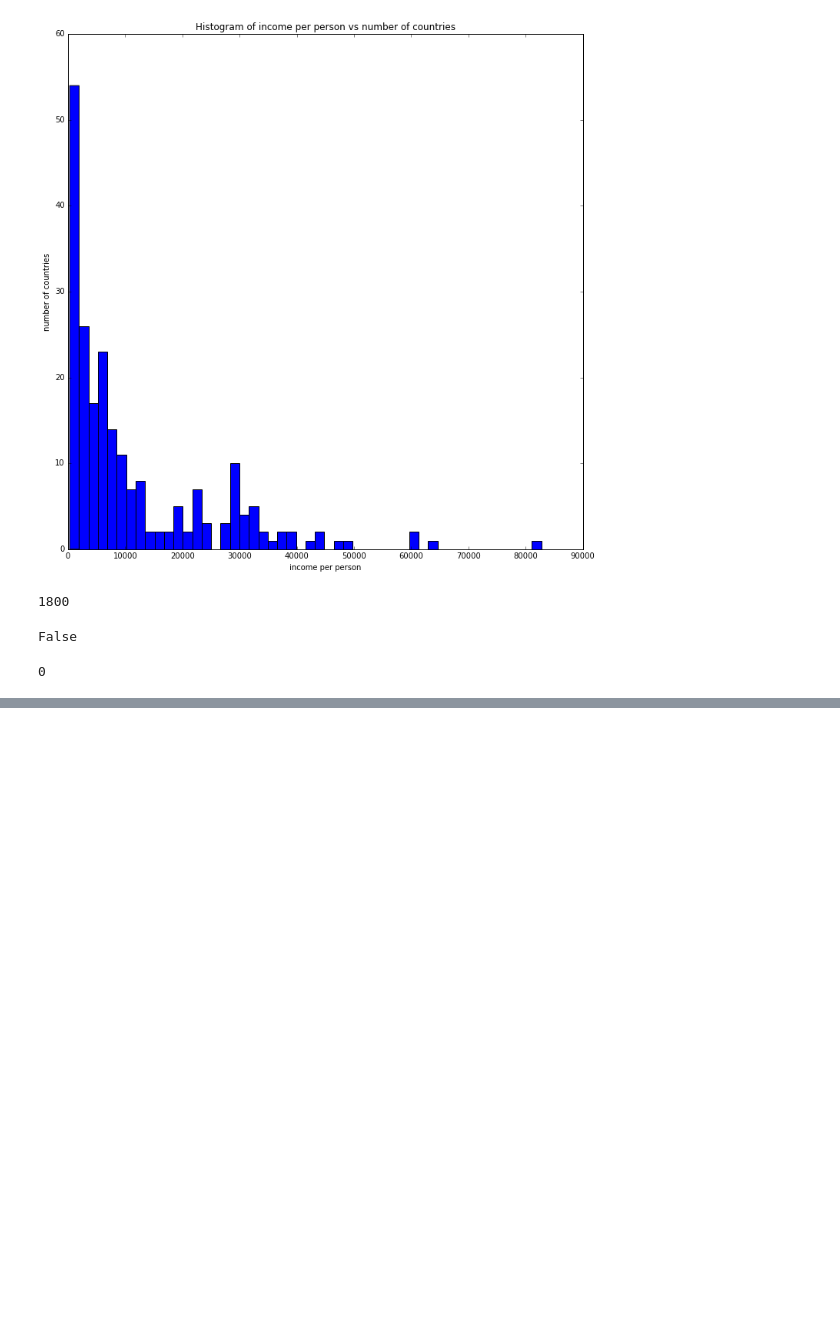
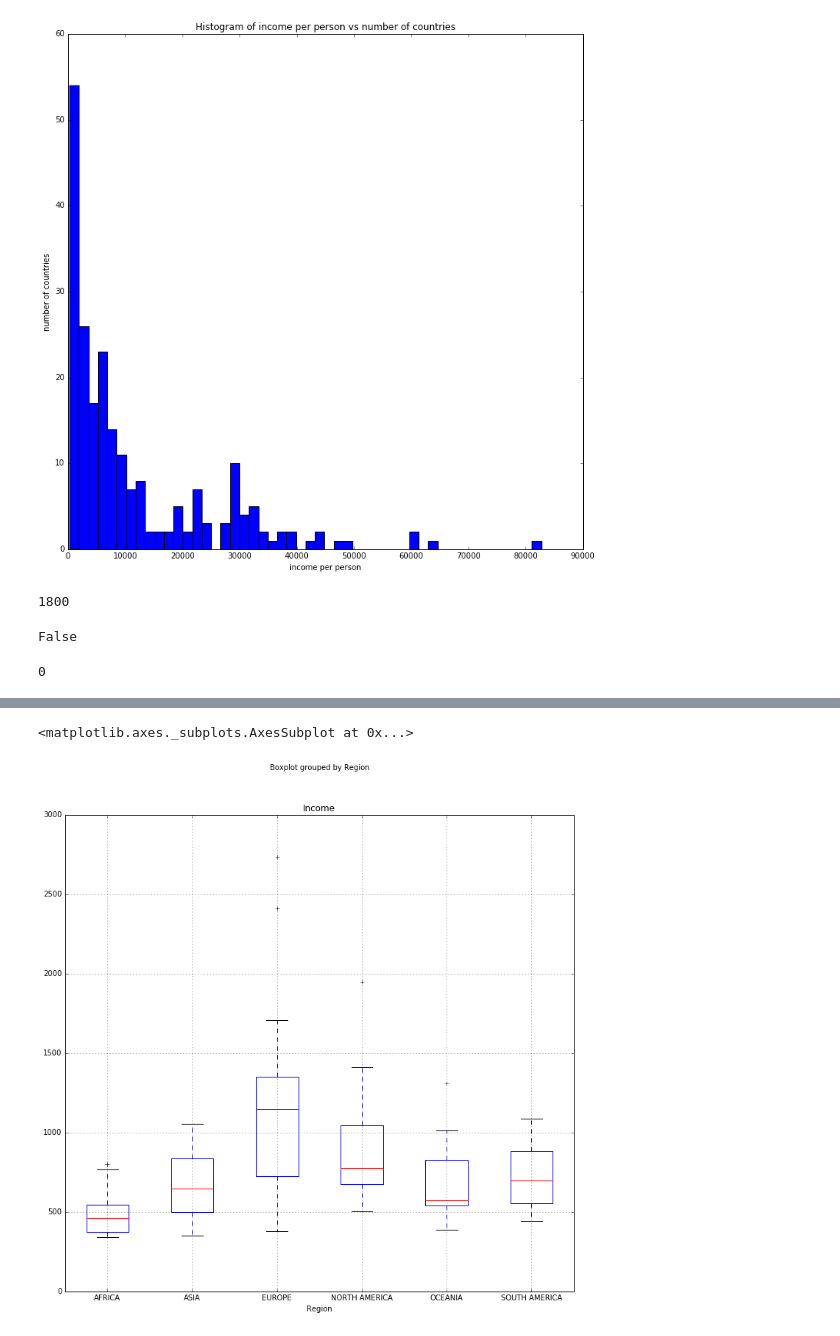
Before and after one commit to ds-ga-1007/assignment9, a Jupyter notebook: ak6179/test.ipynb, the cells around one changed output, grey strips where cells are left out. Cells and saved outputs as stored; diff of their text form; code cells hidden in the pictures; blank space fills up the shorter version.

Commit message:
Add histograms and boxplots.

```diff
--- a/ak6179/test.ipynb
+++ b/ak6179/test.ipynb
@@ -91,0 +217,7 @@ len(temp_T.index) - len(set(temp_T.index))
+# %%
+incs = temp_T.loc[1801]
+df3 = pd.DataFrame(data=incs.values, index=incs.index)
+# %%
+merged_df = countries.merge(df3, left_on='Country', right_index=True, how='left')
+# %%
+merged_df.columns = ['Country', 'Region', 'Income']
@@ -91,0 +236,5 @@ len(temp_T.index) - len(set(temp_T.index))
+# %%
+merged_df.boxplot(column='Income', by='Region')
+# %% [output]
+<matplotlib.axes._subplots.AxesSubplot at 0x...>
+[figure, added]
```
Also changed, not shown: parts of 16 cells of this notebook, 16 other files.
